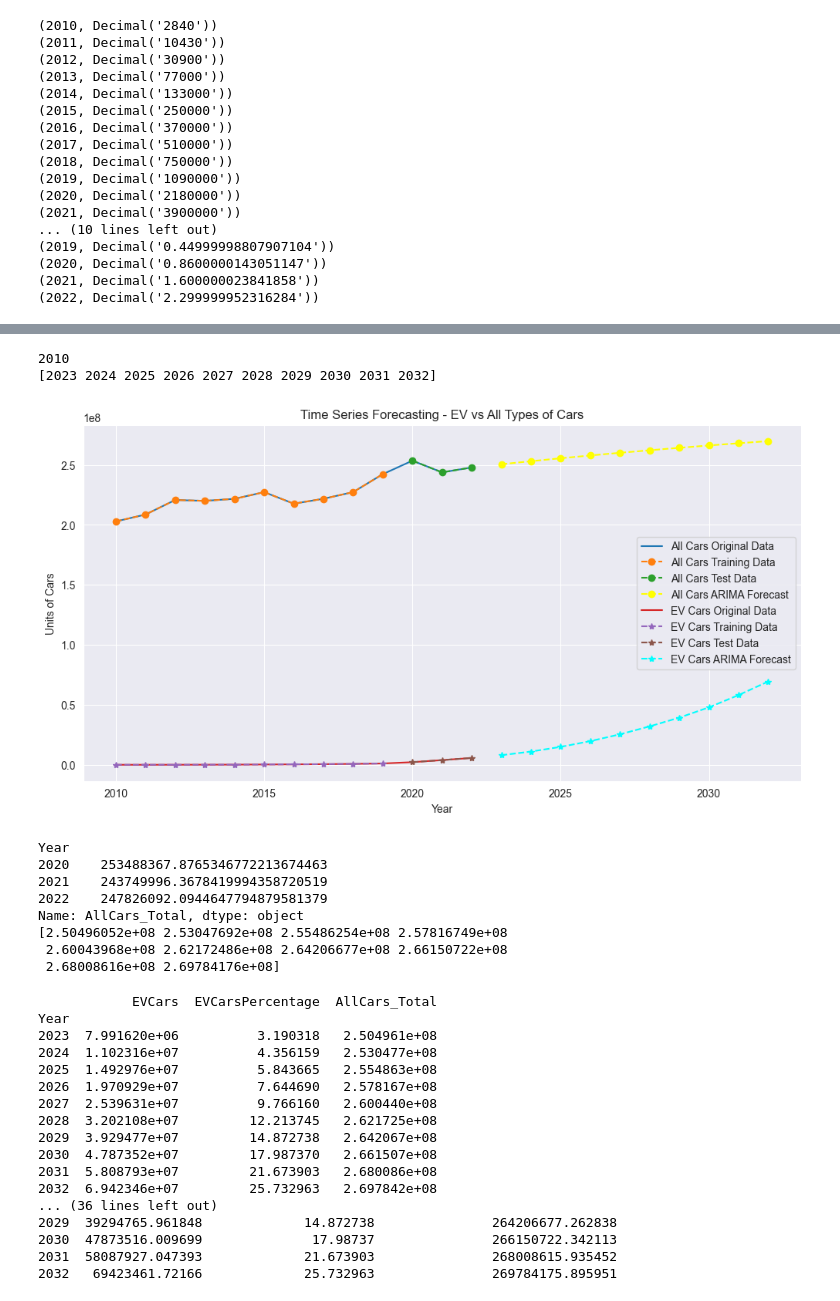
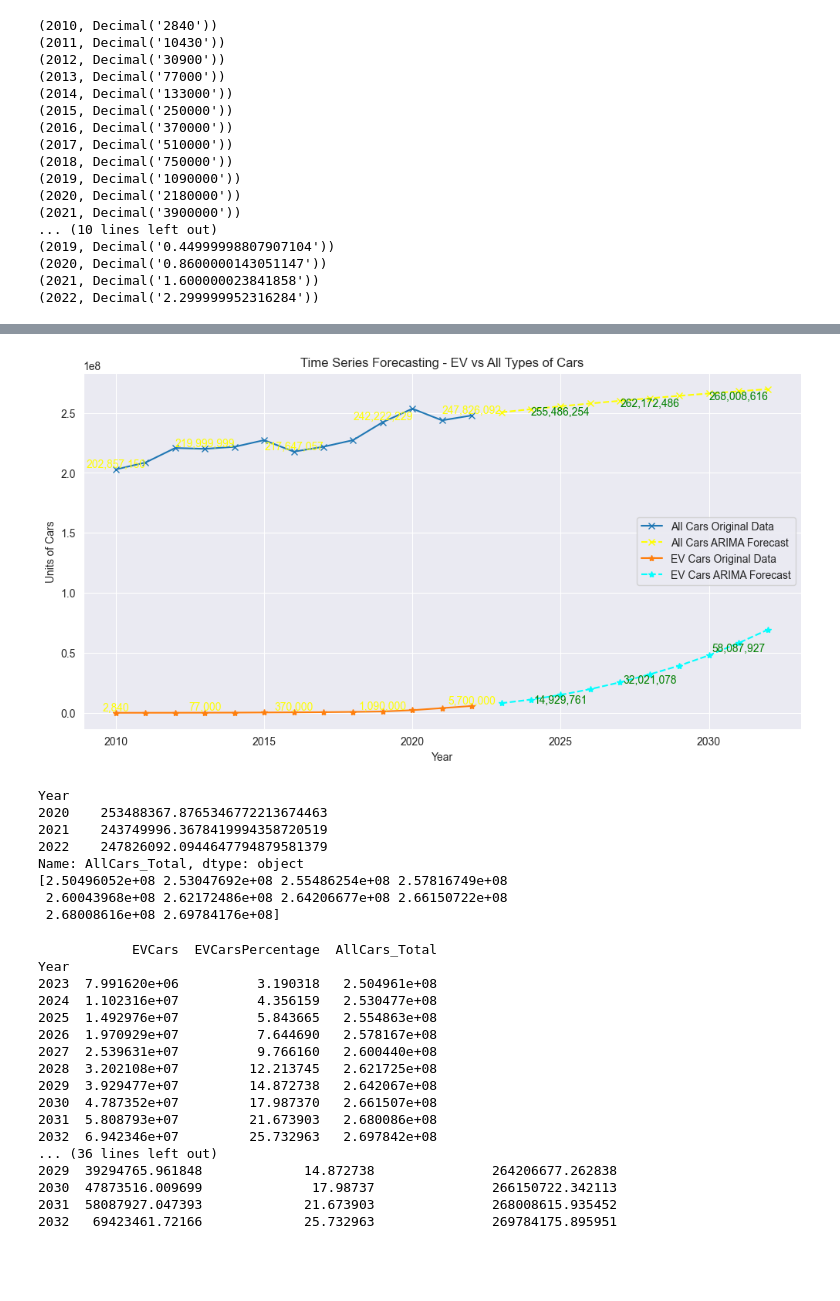
Before and after one commit to BrianRiera/CA_Database-Analytics, a Jupyter notebook: EV Sales.ipynb, the cells around one changed output, grey strips where cells are left out. Cells and saved outputs as stored; diff of their text form; code cells hidden in the pictures; blank space fills up the shorter version.

```diff
--- a/EV Sales.ipynb
+++ b/EV Sales.ipynb
@@ -288,59 +283,69 @@ train_all_cars, test_all_cars = df_allCars[:train_size_all_cars], df_allCars[tra
 order_all_cars = (1,1,1)  # ARIMA parameters (p, d, q)
 model_all_cars = ARIMA(df_allCars['AllCars_Total'].astype(float), order=order_all_cars)
 fit_model_all_cars = model_all_cars.fit()
 
 forecast_steps_all_cars = 10  # Adjust the number of steps as needed
 
 # Forecasting
 forecast_all_cars = fit_model_all_cars.get_forecast(steps=forecast_steps_all_cars)
 conf_int = forecast_all_cars.conf_int()
 forecast_values_all_cars = forecast_all_cars.predicted_mean
 
-print(df_allCars.index.min())
+#print(df_allCars.index.min())
 # Extend the time index for plotting
 forecast_index_all_cars = np.arange(df_allCars.index.max() +1, df_allCars.index.max() + forecast_steps_all_cars + 1)
 
-print(forecast_index_all_cars)
+# Plotting the results
+plt.figure(figsize=(12, 6))
+plt.plot(df_allCars.index, df_allCars['AllCars_Total'], label='All Cars Original Data', marker='x')
+#plt.plot(train_all_cars.index, train_all_cars['AllCars_Total'], label='All Cars Training Data', linestyle='--', marker='o')
+#plt.plot(test_all_cars.index, test_all_cars['AllCars_Total'], label='All Cars Test Data', linestyle='--', marker='o')
+
+# Plot the ARIMA Forecast along with confidence interval
+plt.plot(forecast_index_all_cars[-forecast_steps_all_cars:], forecast_values_all_cars, label='All Cars ARIMA Forecast', color='yellow', linestyle='--', marker='x')
 
 
-# Plotting the results
-plt.figure(figsize=(12, 6))
-plt.plot(df_allCars.index, df_allCars['AllCars_Total'], label='All Cars Original Data')
-plt.plot(train_all_cars.index, train_all_cars['AllCars_Total'], label='All Cars Training Data', linestyle='--', marker='o')
-plt.plot(test_all_cars.index, test_all_cars['AllCars_Total'], label='All Cars Test Data', linestyle='--', marker='o')
-
-# Plot the ARIMA Forecast along with confidence interval
-plt.plot(forecast_index_all_cars[-forecast_steps_all_cars:], forecast_values_all_cars, label='All Cars ARIMA Forecast', color='yellow', linestyle='--', marker='o')
-
-
-plt.plot(df_raw.index, df_raw['EVCars'], label='EV Cars Original Data')
-plt.plot(train.index, train['EVCars'], label='EV Cars Training Data', linestyle='--', marker='*')
-plt.plot(test.index, test['EVCars'], label='EV Cars Test Data', linestyle='--', marker='*')
+plt.plot(df_raw.index, df_raw['EVCars'], label='EV Cars Original Data', marker='*')
+#plt.plot(train.index, train['EVCars'], label='EV Cars Training Data', linestyle='--', marker='*')
+#plt.plot(test.index, test['EVCars'], label='EV Cars Test Data', linestyle='--', marker='*')
 
 # Plot the ARIMA Forecast along with confidence interval
 plt.plot(forecast_index[-forecast_steps:], forecast_values, label='EV Cars ARIMA Forecast', color='cyan', linestyle='--', marker='*')
+
+n = 3 # Variable to Adjust the data point marking gaps
+
+for i, (year, ev_cars, all_cars) in enumerate(zip(df_combined.index, df_combined['EVCars'], df_combined['AllCars_Total'])):
+    if i % n == 0:
+        plt.text(year, ev_cars, f'{ev_cars:,.0f}', ha='center', va='bottom', color='yellow')
+        plt.text(year, all_cars, f'{all_cars:,.0f}', ha='center', va='bottom', color='yellow')
+
+
+n = 3
+
+for year, forecast_value, forecast_value_all_cars in zip(forecast_index[-forecast_steps:], forecast_values, forecast_values_all_cars):
+    if year % n == 0:
+        plt.text(year, forecast_value, f'{forecast_value:,.0f}', ha='center', va='top', color='green')
+        plt.text(year, forecast_value_all_cars, f'{forecast_value_all_cars:,.0f}', ha='center', va='top', color='green')
 
 
 plt.title('Time Series Forecasting - EV vs All Types of Cars')
 plt.xlabel('Year')
 plt.ylabel('Units of Cars')
 plt.legend()
 plt.show()
 
 print(test_all_cars['AllCars_Total'])
 print(forecast_values_all_cars.to_numpy())
 # %% [output]
+[figure, new version]
-2010
-[2023 2024 2025 2026 2027 2028 2029 2030 2031 2032]
+Year
+2020    253488367.8765346772213674463
+2021    243749996.3678419994358720519
+2022    247826092.0944647794879581379
+Name: AllCars_Total, dtype: object
+[2.50496052e+08 2.53047692e+08 2.55486254e+08 2.57816749e+08
+ 2.60043968e+08 2.62172486e+08 2.64206677e+08 2.66150722e+08
+ 2.68008616e+08 2.69784176e+08]
-[figure, old version]
-Year
-2020    253488367.8765346772213674463
-2021    243749996.3678419994358720519
-2022    247826092.0944647794879581379
-Name: AllCars_Total, dtype: object
-[2.50496052e+08 2.53047692e+08 2.55486254e+08 2.57816749e+08
- 2.60043968e+08 2.62172486e+08 2.64206677e+08 2.66150722e+08
- 2.68008616e+08 2.69784176e+08]
 # %%
 import pandas as pd
 
```
Also changed, not shown: parts of 3 cells of this notebook, 2 other files.
